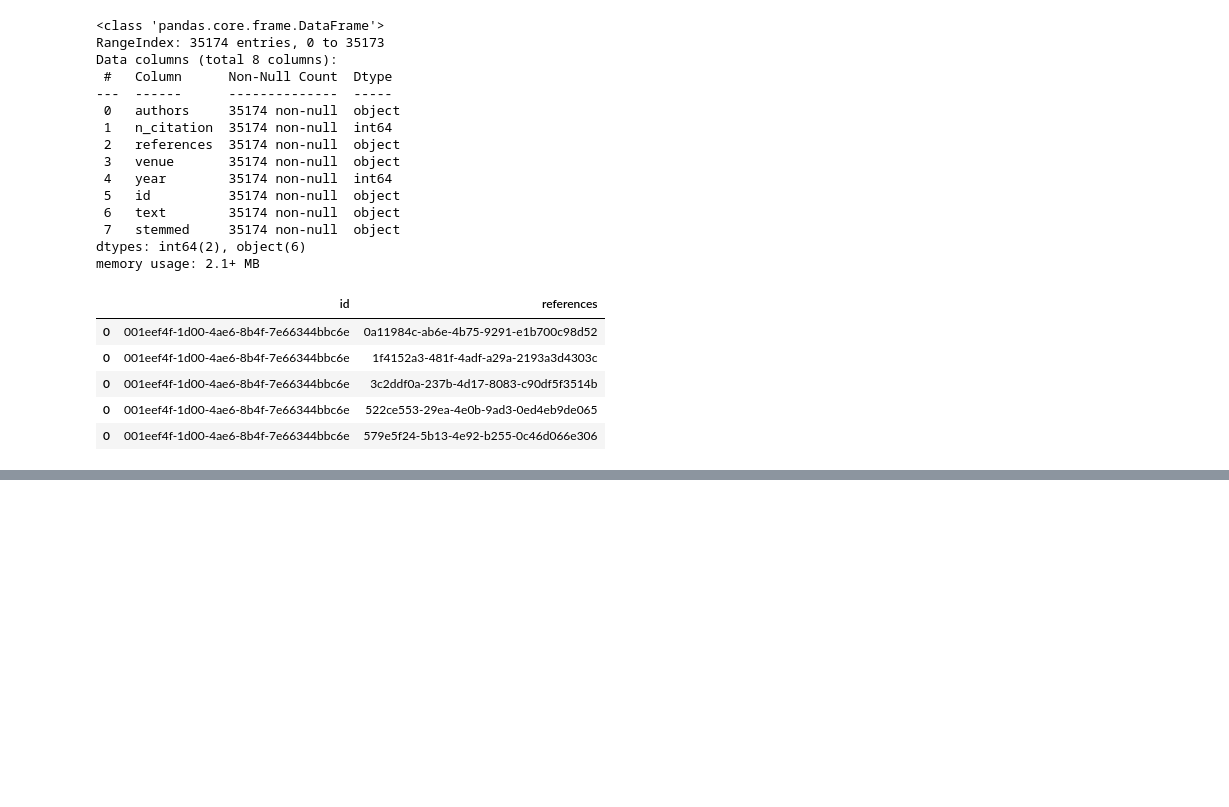
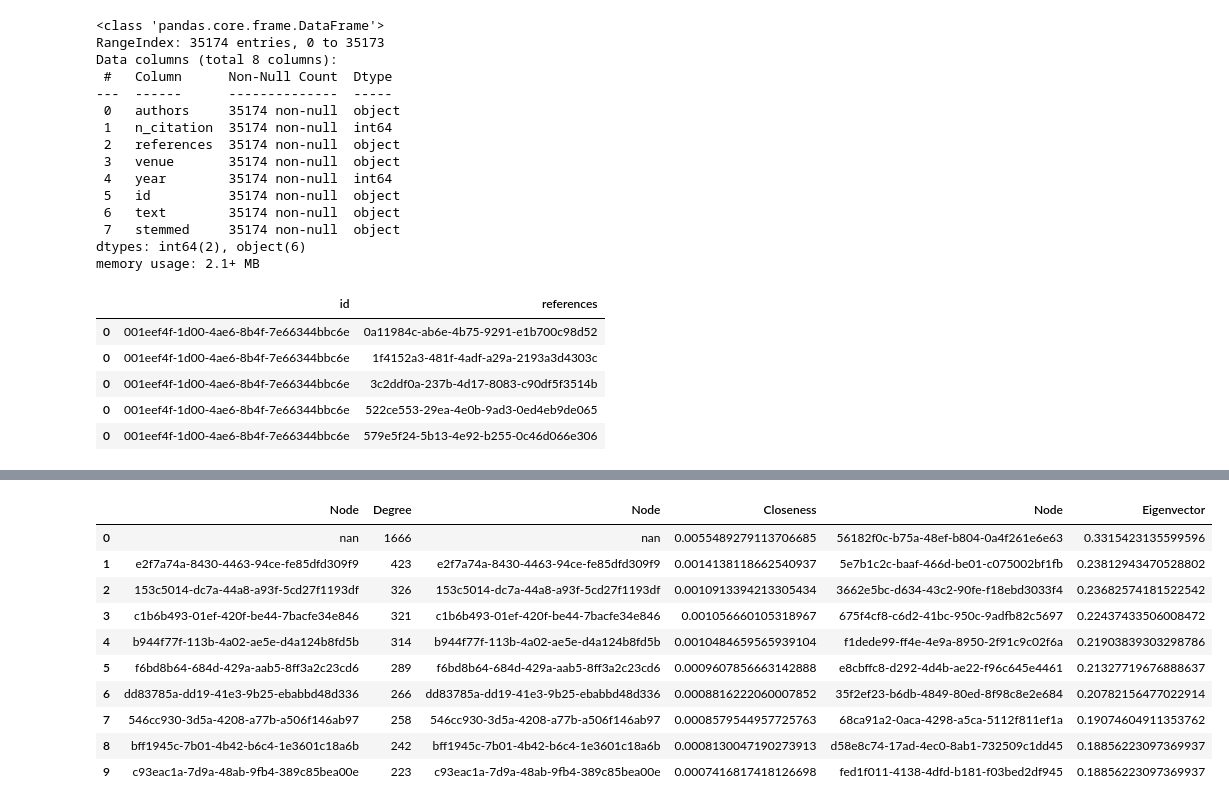
Before and after one commit to mharrisonbaker/DATA620, a Jupyter notebook: Academic_Citation_Graph_Data620final.ipynb, the cells around one changed output, grey strips where cells are left out. Saved outputs shown, nothing was run; the diff lists cells and outputs as text; code cells hidden in the pictures; blank space fills up the shorter version.

```diff
--- a/Academic_Citation_Graph_Data620final.ipynb
+++ b/Academic_Citation_Graph_Data620final.ipynb
@@ -289,0 +326,6 @@ nx.info(G)
+# %%
+# look at degree centrality
+deg = nx.degree(G)
+deg_list = sorted(G.degree, key=lambda x: x[1], reverse=True)
+print ("Top 10 highest Degree:")
+deg_list[0:10]
@@ -289,0 +344,7 @@ nx.info(G)
+# %%
+# look at closeness centrality
+closeness_cen = nx.closeness_centrality(G)
+closeness_list = sorted(closeness_cen.items(), key=lambda x: x[1], reverse=True)
+
+print ("Top 10 highest Closeness:")
+closeness_list[0:10]
@@ -289,0 +372,7 @@ nx.info(G)
+# %%
+# look at eigenvector centrality
+eigenvector_cen = nx.eigenvector_centrality(G)
+eigenvector_list = sorted(eigenvector_cen.items(), key=lambda x:x[1], reverse=True)
+
+print("Top 10 highest Eigenvector:")
+eigenvector_list[0:10]
@@ -289,0 +391,24 @@ nx.info(G)
+# %%
+## get the top nodes
+top_deg = deg_list[0:10]
+top_closeness = closeness_list[0:10]
+top_eigenvector = eigenvector_list[0:10]
+
+## combine them together to make a comparison chart
+combine = np.hstack((top_deg, top_closeness, top_eigenvector))
+
+cent_measures=pd.DataFrame(combine, columns=['Node', 'Degree', 'Node', 'Closeness', 'Node', 'Eigenvector'])
+
+cent_measures
+# %% [output]
+|  | Node | Degree | Node | Closeness | Node | Eigenvector |
+| 0 | nan | 1666 | nan | 0.0055489279113706685 | 56182f0c-b75a-48ef-b804-0a4f261e6e63 | 0.3315423135599596 |
+| 1 | e2f7a74a-8430-4463-94ce-fe85dfd309f9 | 423 | e2f7a74a-8430-4463-94ce-fe85dfd309f9 | 0.0014138118662540937 | 5e7b1c2c-baaf-466d-be01-c075002bf1fb | 0.23812943470528802 |
+| 2 | 153c5014-dc7a-44a8-a93f-5cd27f1193df | 326 | 153c5014-dc7a-44a8-a93f-5cd27f1193df | 0.0010913394213305434 | 3662e5bc-d634-43c2-90fe-f18ebd3033f4 | 0.23682574181522542 |
+| 3 | c1b6b493-01ef-420f-be44-7bacfe34e846 | 321 | c1b6b493-01ef-420f-be44-7bacfe34e846 | 0.001056660105318967 | 675f4cf8-c6d2-41bc-950c-9adfb82c5697 | 0.22437433506008472 |
+| 4 | b944f77f-113b-4a02-ae5e-d4a124b8fd5b | 314 | b944f77f-113b-4a02-ae5e-d4a124b8fd5b | 0.0010484659565939104 | f1dede99-ff4e-4e9a-8950-2f91c9c02f6a | 0.21903839303298786 |
+| 5 | f6bd8b64-684d-429a-aab5-8ff3a2c23cd6 | 289 | f6bd8b64-684d-429a-aab5-8ff3a2c23cd6 | 0.0009607856663142888 | e8cbffc8-d292-4d4b-ae22-f96c645e4461 | 0.21327719676888637 |
+| 6 | dd83785a-dd19-41e3-9b25-ebabbd48d336 | 266 | dd83785a-dd19-41e3-9b25-ebabbd48d336 | 0.0008816222060007852 | 35f2ef23-b6db-4849-80ed-8f98c8e2e684 | 0.20782156477022914 |
+| 7 | 546cc930-3d5a-4208-a77b-a506f146ab97 | 258 | 546cc930-3d5a-4208-a77b-a506f146ab97 | 0.0008579544957725763 | 68ca91a2-0aca-4298-a5ca-5112f811ef1a | 0.19074604911353762 |
+| 8 | bff1945c-7b01-4b42-b6c4-1e3601c18a6b | 242 | bff1945c-7b01-4b42-b6c4-1e3601c18a6b | 0.0008130047190273913 | d58e8c74-17ad-4ec0-8ab1-732509c1dd45 | 0.18856223097369937 |
+| 9 | c93eac1a-7d9a-48ab-9fb4-389c85bea00e | 223 | c93eac1a-7d9a-48ab-9fb4-389c85bea00e | 0.0007416817418126698 | fed1f011-4138-4dfd-b181-f03bed2df945 | 0.18856223097369937 |
```
Also changed, not shown: parts of 16 cells of this notebook.
